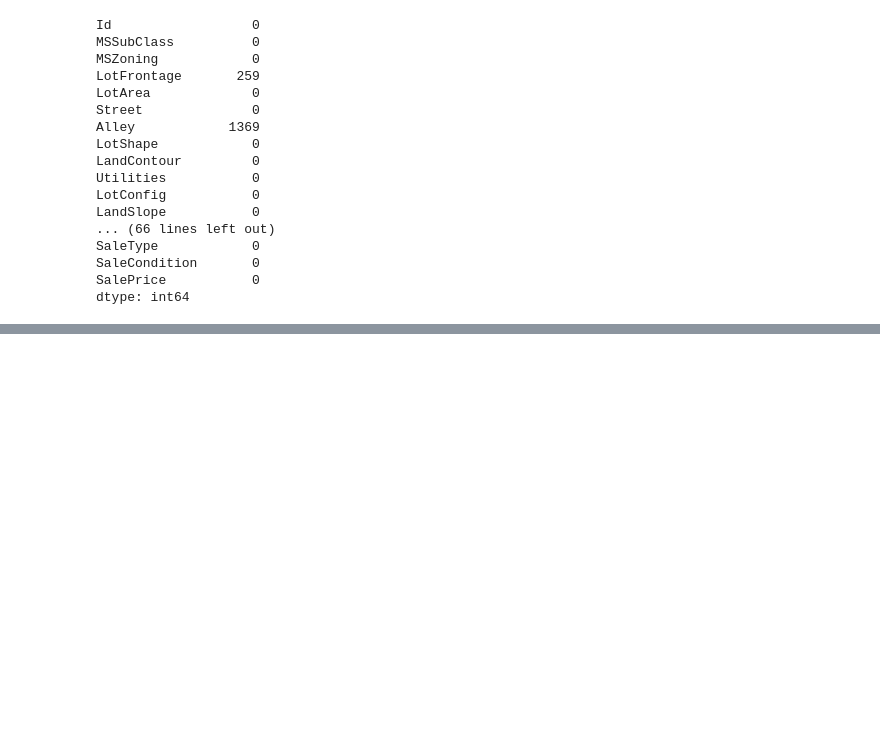
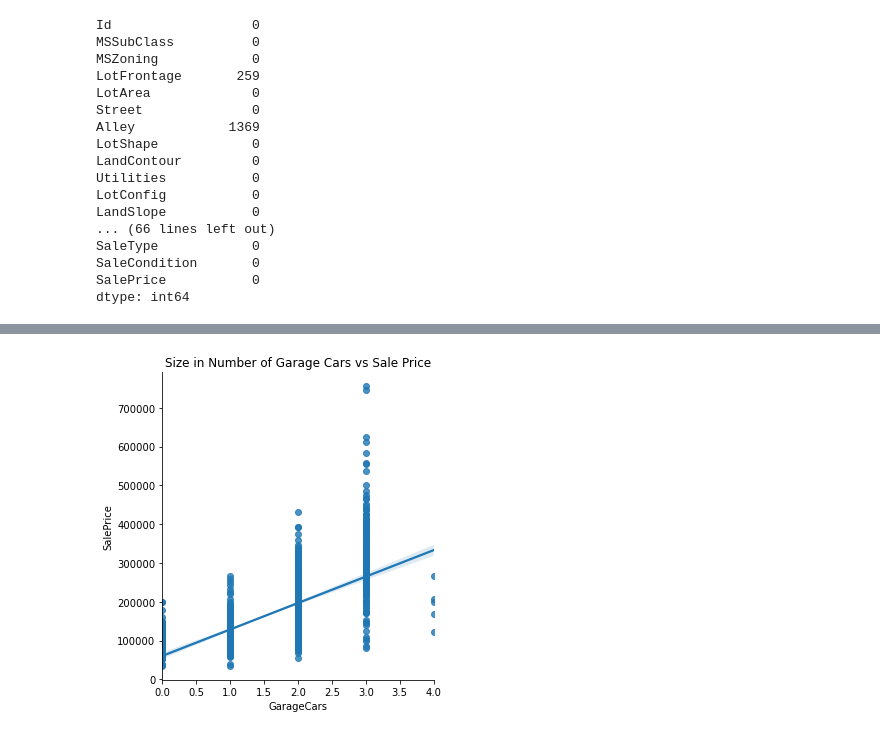
Before and after one commit to danielquer/data-pt-ber-08-20, a Jupyter notebook: Projects/module-2_projects/01_statistical-analysis-project/your-code/project-2-1-code.ipynb, the cells around one changed output, grey strips where cells are left out. Drawn from its saved outputs; the diff is of its cells as text; code cells hidden in the pictures; blank space fills up the shorter version.

```diff
--- a/Projects/module-2_projects/01_statistical-analysis-project/your-code/project-2-1-code.ipynb
+++ b/Projects/module-2_projects/01_statistical-analysis-project/your-code/project-2-1-code.ipynb
@@ -342,0 +221,6 @@ strong multicollinearity or other numerical problems.
+# %%
+sns.lmplot(data = df1, x = 'GarageCars',y = 'SalePrice')
+plt.title("Size in Number of Garage Cars vs Sale Price")
+plt.show()
+# %% [output]
+[figure, added]
```
Also changed, not shown: parts of 58 cells of this notebook.
